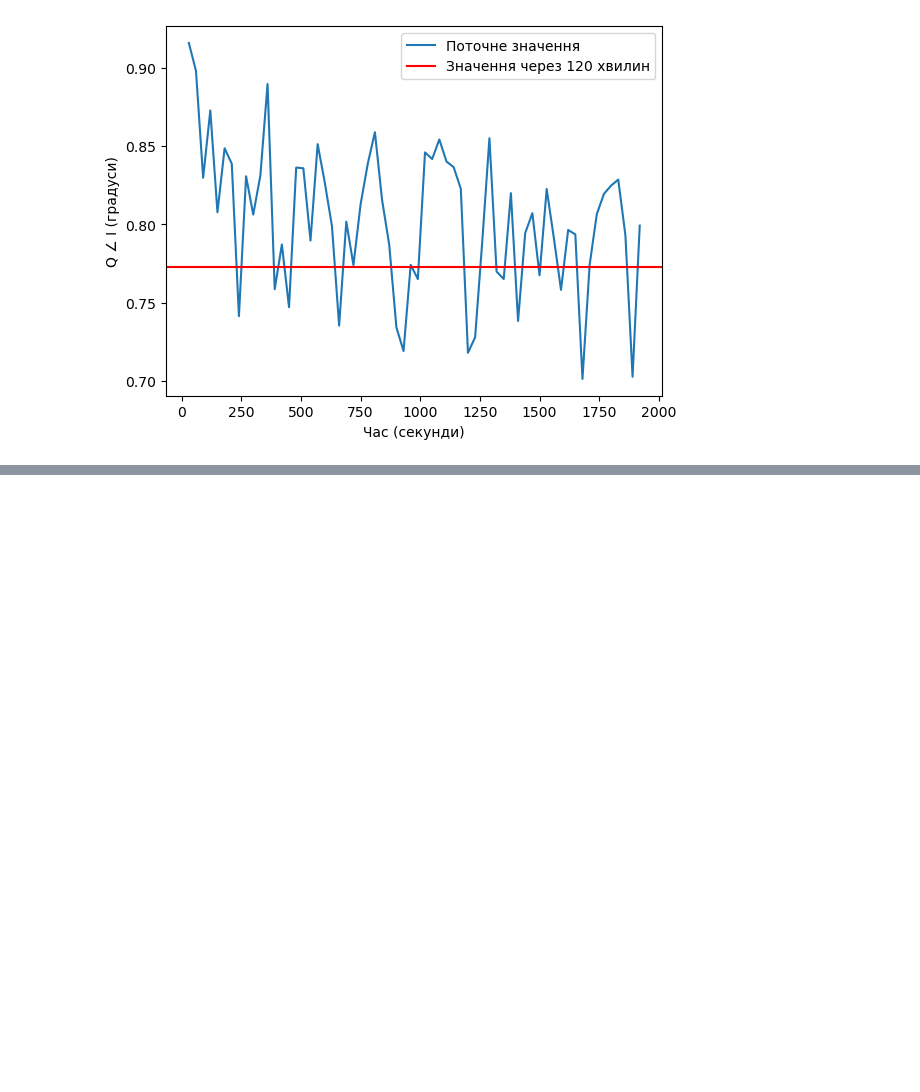
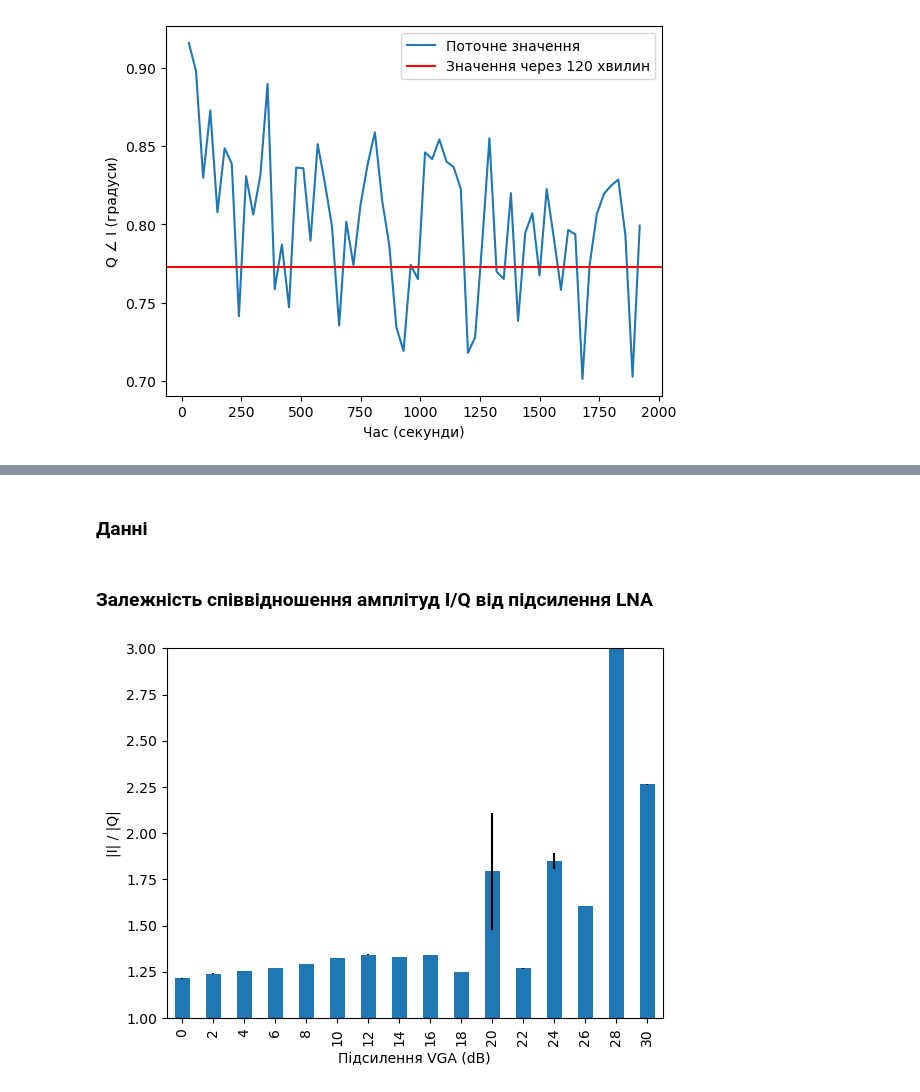
Before and after one commit to rigexpert/libfobos, a Jupyter notebook: measurements/iq-balance.ipynb, the cells around one changed output, grey strips where cells are left out. Cells and saved outputs as stored; diff of their text form; code cells hidden in the pictures; blank space fills up the shorter version.

Commit message:
Залежність IQ дисбалансу від підсилення VGA

```diff
--- a/measurements/iq-balance.ipynb
+++ b/measurements/iq-balance.ipynb
@@ -87,0 +99,50 @@ _ = plot.legend()
+# %% [markdown]
+### Данні
+# %%
+iq_ratio_vs_vga_gain = {
+    0: 1.0 / np.array([0.828718, 0.826077, 0.825306, 0.823575, 0.822016, 0.820493, 0.819767]),
+    2: 1.0 / np.array([0.807732, 0.806629, 0.805802, 0.805816, 0.805765, 0.806024, 0.805734]),
+    4: 1.0 / np.array([0.797723, 0.797363, 0.797608, 0.797381, 0.797452, 0.796949, 0.797517]),
+    6: 1.0 / np.array([0.786262, 0.786978, 0.786557, 0.786956, 0.786350, 0.786821, 0.786452]),
+    8: 1.0 / np.array([0.773306, 0.774254, 0.773564, 0.773503, 0.773986, 0.773272, 0.773095]),
+    10: 1.0 / np.array([0.754519, 0.754668, 0.754673, 0.754823, 0.754422, 0.754177, 0.754338]),
+    12: 1.0 / np.array([0.744416, 0.744246, 0.744947, 0.744313, 0.744646, 0.744400, 0.744572]),
+    14: 1.0 / np.array([0.751787, 0.752048, 0.752251, 0.752045, 0.751974, 0.752104, 0.752262]),
+    16: 1.0 / np.array([0.745632, 0.745824, 0.745872, 0.744687, 0.745081, 0.744678, 0.745968]),
+    18: 1.0 / np.array([0.800827, 0.801607, 0.801496, 0.801785, 0.802040, 0.801222, 0.801841]),
+    20: 1.0 / np.array([0.467740, 0.499215, 0.500235, 0.494182, 0.649595, 0.691078, 0.714144]),
+    22: 1.0 / np.array([0.787574, 0.787101, 0.788365, 0.788386, 0.790541, 0.788059, 0.791195]),
+    24: 1.0 / np.array([0.514317, 0.543830, 0.545796, 0.545097, 0.545842, 0.545808, 0.545840]),
+    26: 1.0 / np.array([0.622920, 0.622628, 0.622700, 0.623600, 0.623180, 0.622625, 0.623309]),
+    28: 1.0 / np.array([0.028958, 0.028601, 0.028443, 0.028378, 0.028372, 0.028162, 0.028161]),
+    30: 1.0 / np.array([0.440962, 0.441200, 0.441553, 0.442681, 0.440839, 0.441198, 0.441795]),
+}
+
+
+
+iq_phi_vs_vga_gain = {
+    0: np.rad2deg(np.arcsin(np.array([0.018120, 0.016129, 0.016349, 0.015582, 0.015024, 0.015194, 0.014834]))),
+    2: np.rad2deg(np.arcsin(np.array([0.015054, 0.015179, 0.015080, 0.015577, 0.014784, 0.014535, 0.015589]))),
+    4: np.rad2deg(np.arcsin(np.array([0.015093, 0.016112, 0.015672, 0.015261, 0.016075, 0.015219, 0.016078]))),
+    6: np.rad2deg(np.arcsin(np.array([0.016683, 0.017069, 0.016754, 0.017563, 0.017089, 0.017781, 0.017950]))),
+    8: np.rad2deg(np.arcsin(np.array([0.017749, 0.018498, 0.018282, 0.017569, 0.017909, 0.018170, 0.018217]))),
+    10: np.rad2deg(np.arcsin(np.array([0.018093, 0.017208, 0.017934, 0.018230, 0.017328, 0.017851, 0.017478]))),
+    12: np.rad2deg(np.arcsin(np.array([0.024222, 0.024313, 0.024214, 0.024760, 0.024423, 0.024085, 0.025145]))),
+    14: np.rad2deg(np.arcsin(np.array([0.025640, 0.025031, 0.025755, 0.025496, 0.025367, 0.025641, 0.025111]))),
+    16: np.rad2deg(np.arcsin(np.array([0.142540, 0.143631, 0.142790, 0.142368, 0.144940, 0.144009, 0.144581]))),
+    18: np.rad2deg(np.arcsin(np.array([0.191594, 0.191963, 0.192703, 0.192324, 0.193078, 0.190249, 0.191020]))),
+    20: np.rad2deg(np.arcsin(np.array([-0.057041, -0.075834, -0.088826, -0.086818, 0.294415, 0.281585, 0.266681]))),
+    22: np.rad2deg(np.arcsin(np.array([0.336754, 0.337074, 0.337348, 0.336272, 0.334268, 0.338114, 0.335060]))),
+    24: np.rad2deg(np.arcsin(np.array([-0.073190, -0.082208, -0.083224, -0.083259, -0.082602, -0.082884, -0.083640]))),
+    26: np.rad2deg(np.arcsin(np.array([-0.103426, -0.103431, -0.103279, -0.104078, -0.103633, -0.103239, -0.103632]))),
+    28: np.rad2deg(np.arcsin(np.array([-0.760656, -0.760940, -0.760821, -0.759379, -0.757851, -0.762141, -0.759143]))),
+    30: np.rad2deg(np.arcsin(np.array([-0.092476, -0.163947, -0.163325, -0.163513, -0.162704, -0.163989, -0.164453]))),
+}
+# %% [markdown]
+### Залежність співвідношення амплітуд I/Q від підсилення LNA
+# %%
+pd_iq_ratio_vs_vga_gain = pd.DataFrame.from_dict(iq_ratio_vs_vga_gain)
+stds = pd_iq_ratio_vs_vga_gain.std(axis=0)
+plot = pd_iq_ratio_vs_vga_gain.mean(axis=0).plot(kind='bar', ylabel="|I| / |Q|", xlabel="Підсилення VGA (dB)", ylim=(1.0, 3.0), yerr=stds)
+# %% [output]
+[figure, added]
```
Also changed, not shown: parts of 12 cells of this notebook.
